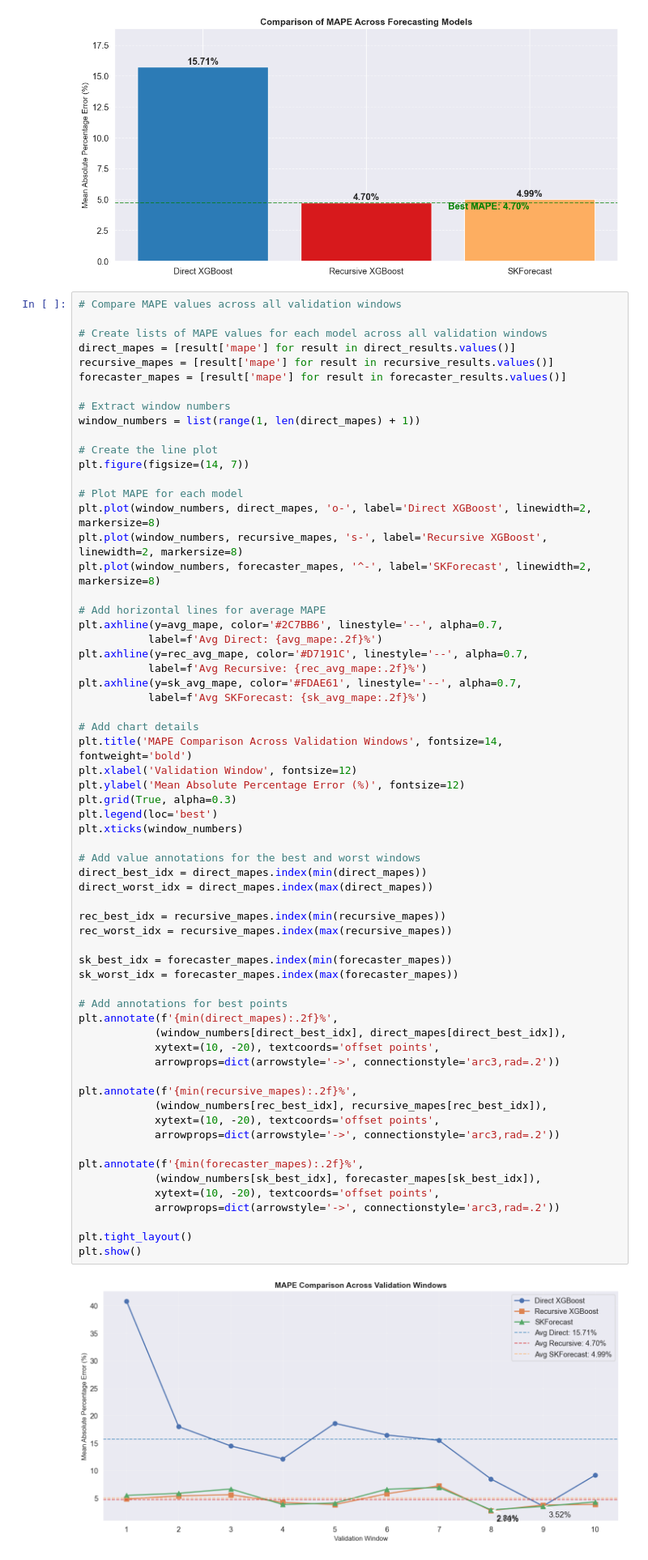
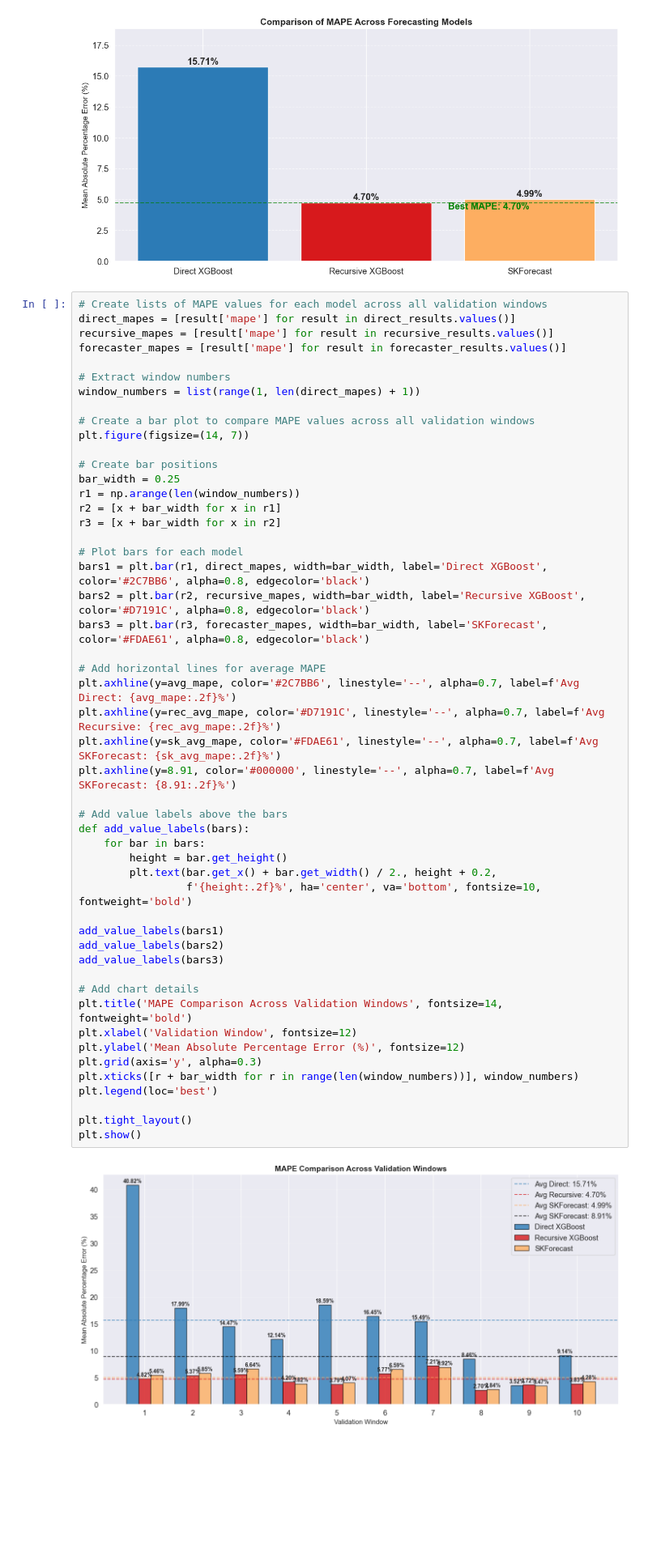
Before and after one commit to ronshrb/electricity-consumption, a Jupyter notebook: DS_Course.ipynb, the cells around one changed output. Shown at 81% size. Cells and saved outputs as stored; diff of their text form; blank space fills up the shorter version.

```diff
--- a/DS_Course.ipynb
+++ b/DS_Course.ipynb
@@ -951,67 +875,54 @@ plt.show()
 # %% [output]
 [figure]
 # %%
-# Compare MAPE values across all validation windows
-
 # Create lists of MAPE values for each model across all validation windows
 direct_mapes = [result['mape'] for result in direct_results.values()]
 recursive_mapes = [result['mape'] for result in recursive_results.values()]
 forecaster_mapes = [result['mape'] for result in forecaster_results.values()]
 
 # Extract window numbers
 window_numbers = list(range(1, len(direct_mapes) + 1))
 
-# Create the line plot
+# Create a bar plot to compare MAPE values across all validation windows
 plt.figure(figsize=(14, 7))
 
-# Plot MAPE for each model
-plt.plot(window_numbers, direct_mapes, 'o-', label='Direct XGBoost', linewidth=2, markersize=8)
-plt.plot(window_numbers, recursive_mapes, 's-', label='Recursive XGBoost', linewidth=2, markersize=8)
-plt.plot(window_numbers, forecaster_mapes, '^-', label='SKForecast', linewidth=2, markersize=8)
+# Create bar positions
+bar_width = 0.25
+r1 = np.arange(len(window_numbers))
+r2 = [x + bar_width for x in r1]
+r3 = [x + bar_width for x in r2]
+
+# Plot bars for each model
+bars1 = plt.bar(r1, direct_mapes, width=bar_width, label='Direct XGBoost', color='#2C7BB6', alpha=0.8, edgecolor='black')
+bars2 = plt.bar(r2, recursive_mapes, width=bar_width, label='Recursive XGBoost', color='#D7191C', alpha=0.8, edgecolor='black')
+bars3 = plt.bar(r3, forecaster_mapes, width=bar_width, label='SKForecast', color='#FDAE61', alpha=0.8, edgecolor='black')
 
 # Add horizontal lines for average MAPE
-plt.axhline(y=avg_mape, color='#2C7BB6', linestyle='--', alpha=0.7,
-           label=f'Avg Direct: {avg_mape:.2f}%')
-plt.axhline(y=rec_avg_mape, color='#D7191C', linestyle='--', alpha=0.7,
-           label=f'Avg Recursive: {rec_avg_mape:.2f}%')
-plt.axhline(y=sk_avg_mape, color='#FDAE61', linestyle='--', alpha=0.7,
-           label=f'Avg SKForecast: {sk_avg_mape:.2f}%')
+plt.axhline(y=avg_mape, color='#2C7BB6', linestyle='--', alpha=0.7, label=f'Avg Direct: {avg_mape:.2f}%')
+plt.axhline(y=rec_avg_mape, color='#D7191C', linestyle='--', alpha=0.7, label=f'Avg Recursive: {rec_avg_mape:.2f}%')
+plt.axhline(y=sk_avg_mape, color='#FDAE61', linestyle='--', alpha=0.7, label=f'Avg SKForecast: {sk_avg_mape:.2f}%')
+plt.axhline(y=8.91, color='#000000', linestyle='--', alpha=0.7, label=f'Avg SKForecast: {8.91:.2f}%')
+
+# Add value labels above the bars
+def add_value_labels(bars):
+    for bar in bars:
+        height = bar.get_height()
+        plt.text(bar.get_x() + bar.get_width() / 2., height + 0.2,
+                 f'{height:.2f}%', ha='center', va='bottom', fontsize=10, fontweight='bold')
+
+add_value_labels(bars1)
+add_value_labels(bars2)
+add_value_labels(bars3)
 
 # Add chart details
 plt.title('MAPE Comparison Across Validation Windows', fontsize=14, fontweight='bold')
 plt.xlabel('Validation Window', fontsize=12)
 plt.ylabel('Mean Absolute Percentage Error (%)', fontsize=12)
-plt.grid(True, alpha=0.3)
+plt.grid(axis='y', alpha=0.3)
+plt.xticks([r + bar_width for r in range(len(window_numbers))], window_numbers)
 plt.legend(loc='best')
-plt.xticks(window_numbers)
-
-# Add value annotations for the best and worst windows
-direct_best_idx = direct_mapes.index(min(direct_mapes))
-direct_worst_idx = direct_mapes.index(max(direct_mapes))
-
-rec_best_idx = recursive_mapes.index(min(recursive_mapes))
-rec_worst_idx = recursive_mapes.index(max(recursive_mapes))
-
-sk_best_idx = forecaster_mapes.index(min(forecaster_mapes))
-sk_worst_idx = forecaster_mapes.index(max(forecaster_mapes))
-
-# Add annotations for best points
-plt.annotate(f'{min(direct_mapes):.2f}%',
-            (window_numbers[direct_best_idx], direct_mapes[direct_best_idx]),
-            xytext=(10, -20), textcoords='offset points',
-            arrowprops=dict(arrowstyle='->', connectionstyle='arc3,rad=.2'))
-
-plt.annotate(f'{min(recursive_mapes):.2f}%',
-            (window_numbers[rec_best_idx], recursive_mapes[rec_best_idx]),
-            xytext=(10, -20), textcoords='offset points',
-            arrowprops=dict(arrowstyle='->', connectionstyle='arc3,rad=.2'))
-
-plt.annotate(f'{min(forecaster_mapes):.2f}%',
-            (window_numbers[sk_best_idx], forecaster_mapes[sk_best_idx]),
-            xytext=(10, -20), textcoords='offset points',
-            arrowprops=dict(arrowstyle='->', connectionstyle='arc3,rad=.2'))
 
 plt.tight_layout()
 plt.show()
 # %% [output]
-[figure, old version]
+[figure, new version]
```
Also changed, not shown: parts of 13 cells of this notebook.
